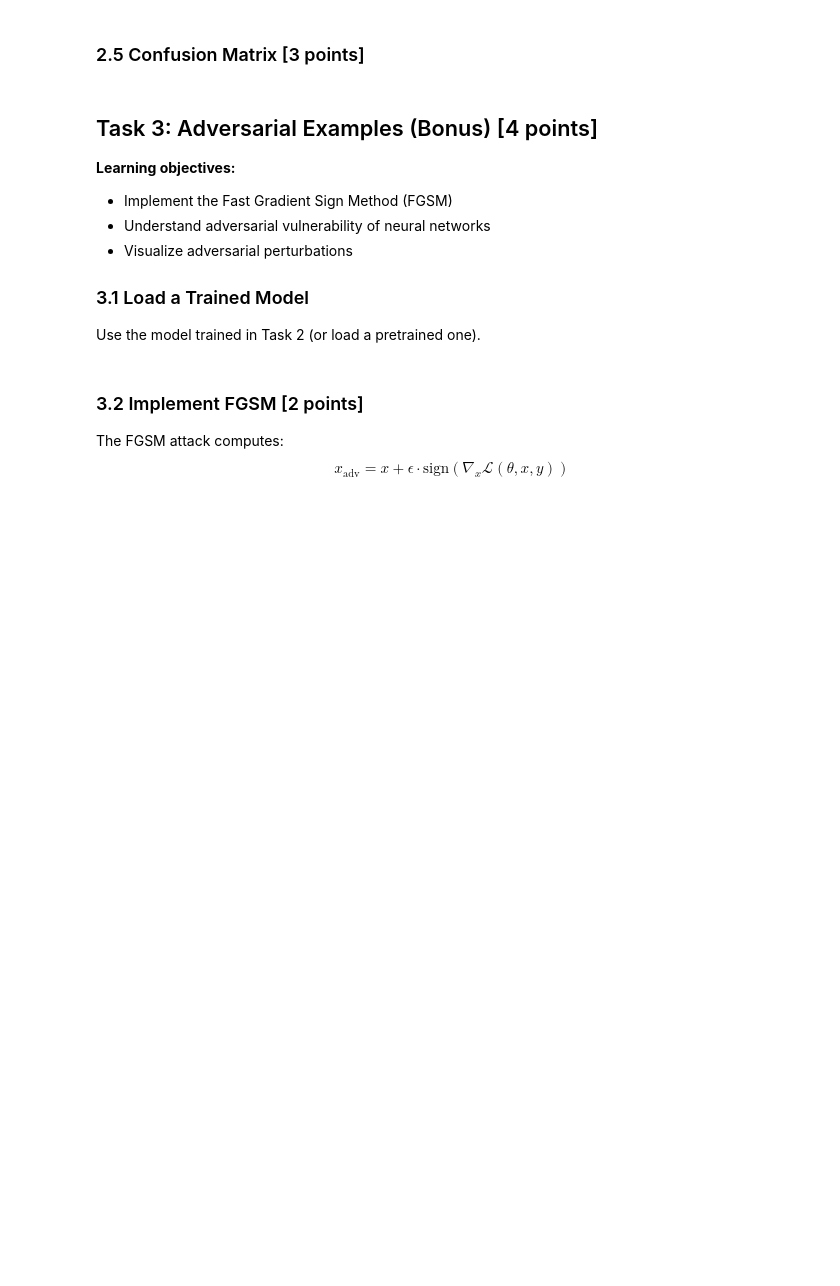
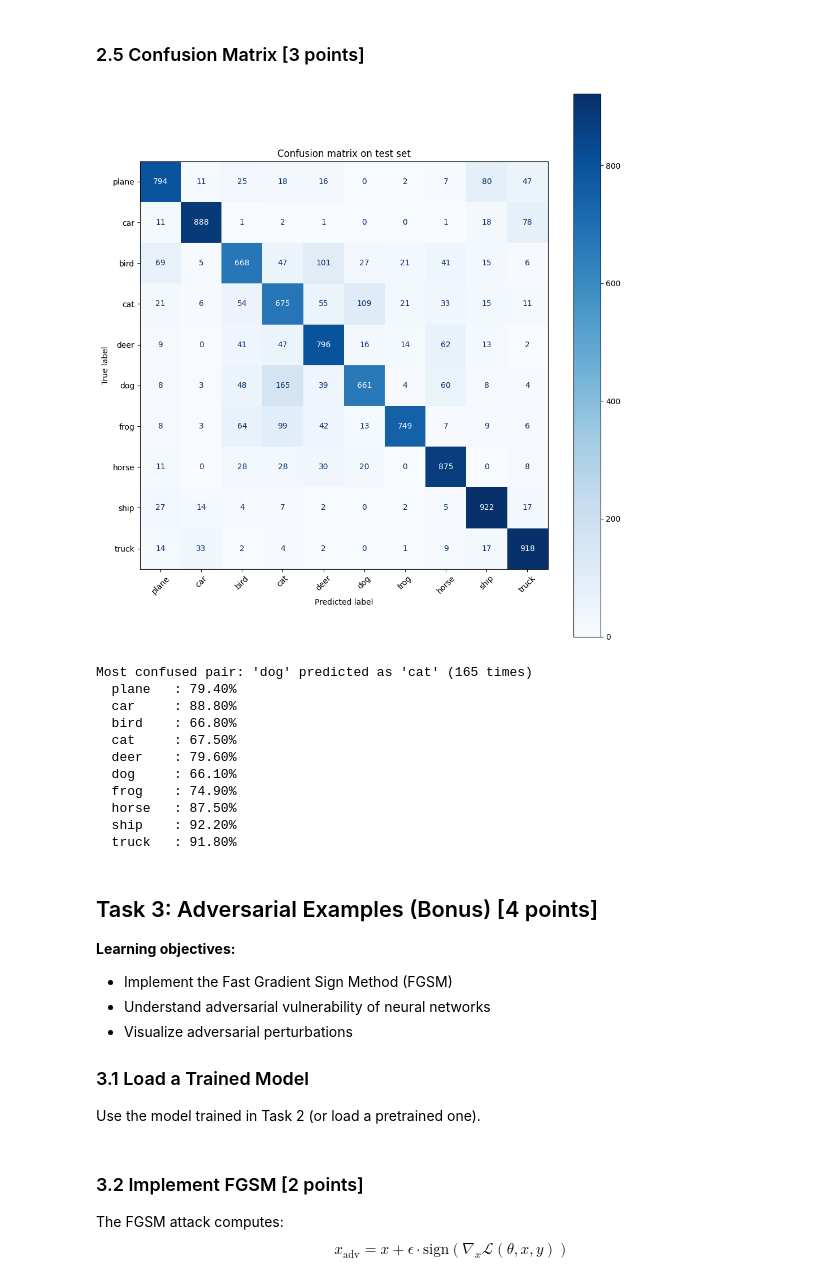
Before and after one commit to MustafaNatur/Introduction-to-Deep-Learning-course, a Jupyter notebook: exercise03-cnn/exercise03-cnn.ipynb, the cells around one changed output. Saved outputs shown, nothing was run; the diff lists cells and outputs as text; code cells hidden in the pictures; blank space fills up the shorter version.

```diff
--- a/exercise03-cnn/exercise03-cnn.ipynb
+++ b/exercise03-cnn/exercise03-cnn.ipynb
@@ -430,7 +457,49 @@ detectors from the lecture.
 # %% [markdown]
 ### 2.5 Confusion Matrix \[3 points\]
 # %%
-# TODO: Your solution here
+# ref: practice03 (03-visualizing-cnns) — confusion matrix
+from sklearn.metrics import confusion_matrix, ConfusionMatrixDisplay
+
+# Collect all predictions and ground-truth labels over the test set
+all_preds, all_labels = [], []
+model.eval()
+with torch.no_grad():
+    for images, labels in test_loader:
+        logits = model(images.to(device))
+        all_preds.extend(logits.argmax(dim=1).cpu().numpy())
+        all_labels.extend(labels.numpy())
+
+# Build and plot the 10×10 confusion matrix
+cm = confusion_matrix(all_labels, all_preds)
+fig, ax = plt.subplots(figsize=(10, 10))
+ConfusionMatrixDisplay(cm, display_labels=CLASSES).plot(ax=ax, cmap="Blues", xticks_rotation=45)
+plt.title("Confusion matrix on test set")
+plt.tight_layout()
+plt.show()
+
+# Print the most confused class pair (highest off-diagonal value)
+cm_off = cm.copy()
+np.fill_diagonal(cm_off, 0)
+i, j = np.unravel_index(cm_off.argmax(), cm_off.shape)
+print(f"Most confused pair: '{CLASSES[i]}' predicted as '{CLASSES[j]}' ({cm_off[i, j]} times)")
+
+# Per-class accuracy
+per_class_acc = cm.diagonal() / cm.sum(axis=1)
+for cls, acc in zip(CLASSES, per_class_acc):
+    print(f"  {cls:<8}: {acc:.2%}")
+# %% [output]
+[figure, added]
+Most confused pair: 'dog' predicted as 'cat' (165 times)
+  plane   : 79.40%
+  car     : 88.80%
+  bird    : 66.80%
+  cat     : 67.50%
+  deer    : 79.60%
+  dog     : 66.10%
+  frog    : 74.90%
+  horse   : 87.50%
+  ship    : 92.20%
+  truck   : 91.80%
 # %% [markdown]
 ## Task 3: Adversarial Examples (Bonus) \[4 points\]
 
```
Also changed, not shown: parts of 2 cells of this notebook.
